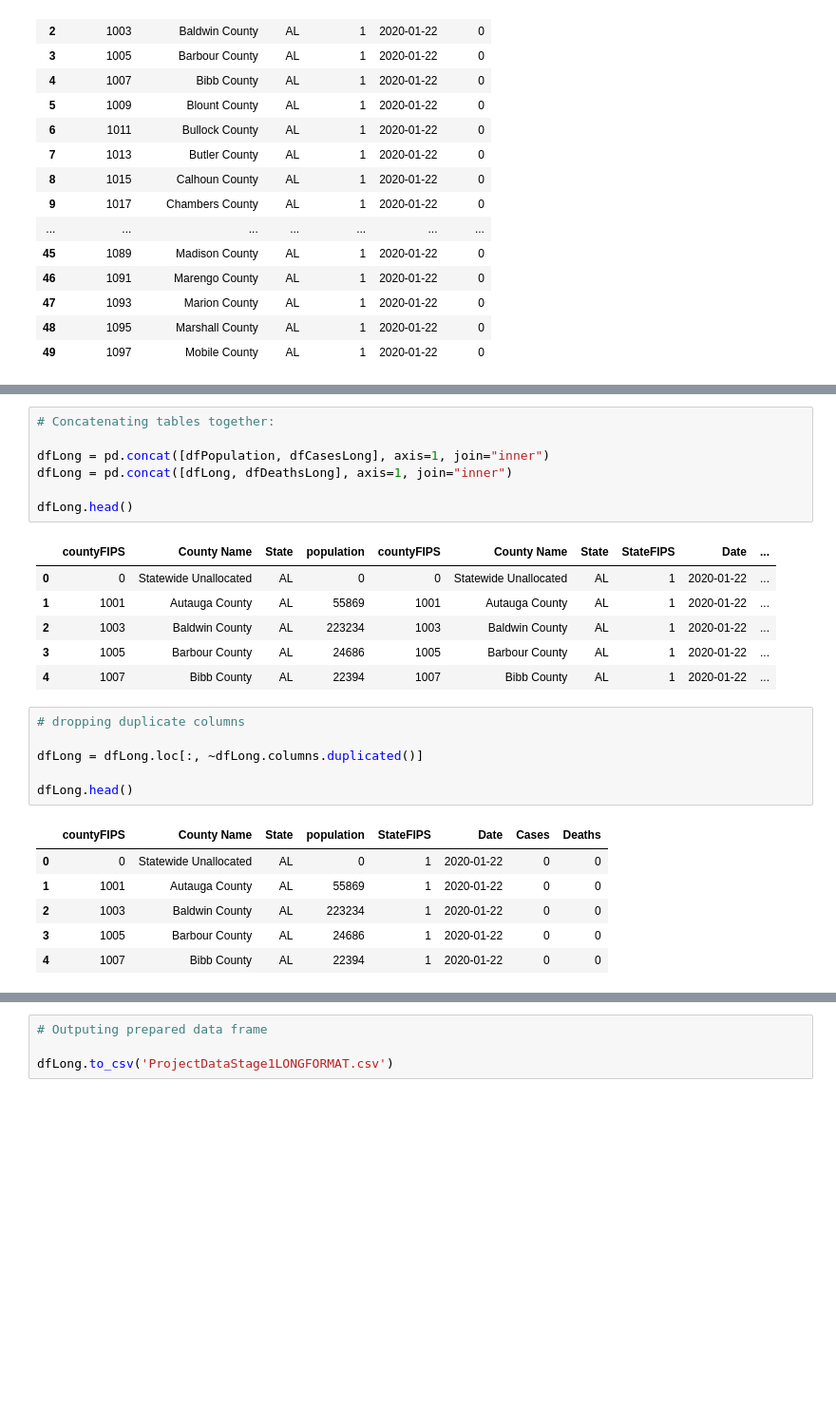
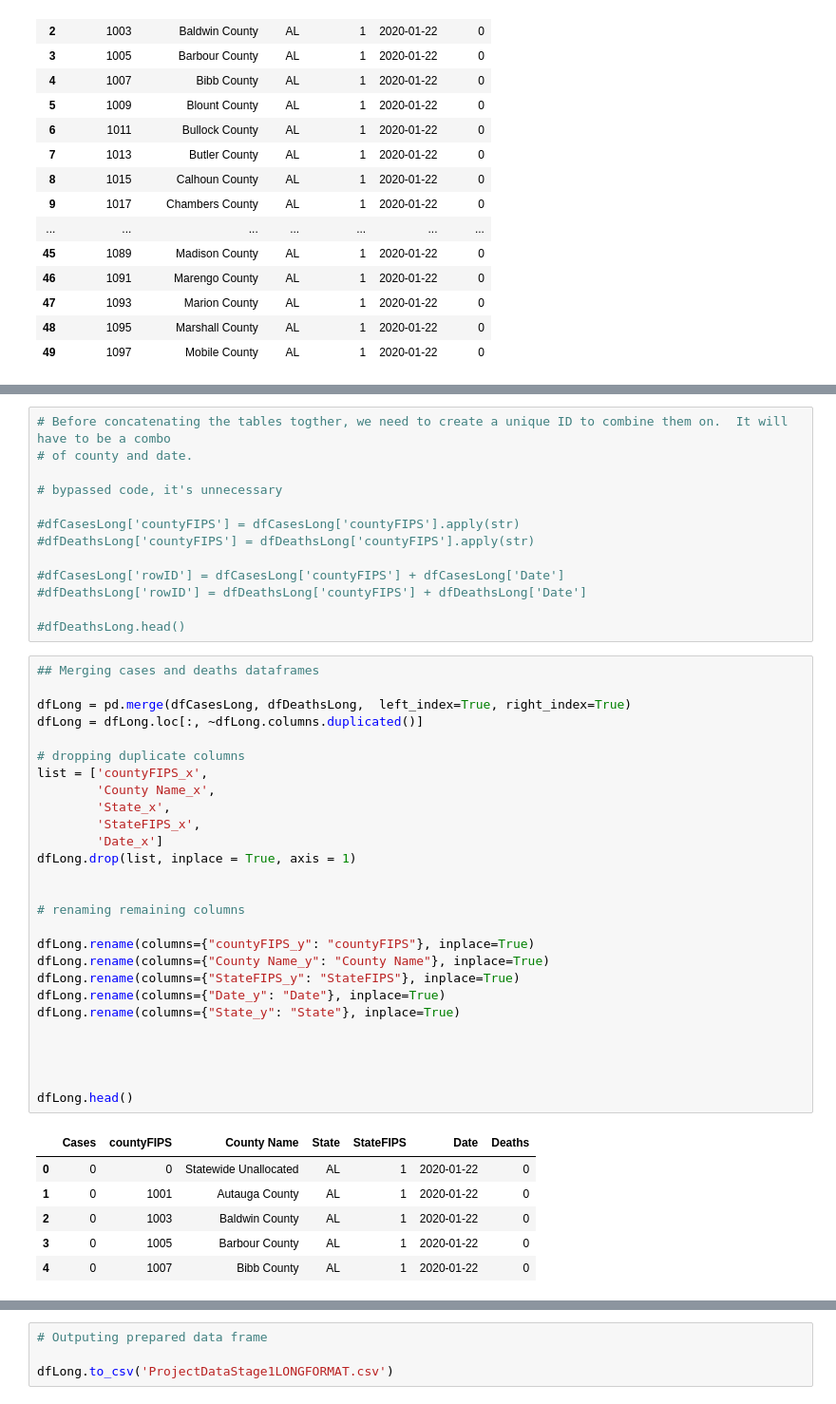
Before and after one commit to mawuliagboklu/DS-Group-, a Jupyter notebook: Stage1-Group7-Task2.ipynb, the cells around one changed output, grey strips where cells are left out. Shown at 95% size. Drawn from its saved outputs; the diff is of its cells as text; blank space fills up the shorter version.

Commit message:
Update Stage1-Group7-Task2.ipynb
This file contains the code to combine the COVID data files (task 2)

```diff
--- a/Stage1-Group7-Task2.ipynb
+++ b/Stage1-Group7-Task2.ipynb
@@ -224,28 +224,48 @@ dfDeathsLong.head(100)
 # %%
-# Concatenating tables together:
+# Before concatenating the tables togther, we need to create a unique ID to combine them on.  It will have to be a combo
+# of county and date.
 
-dfLong = pd.concat([dfPopulation, dfCasesLong], axis=1, join="inner")
-dfLong = pd.concat([dfLong, dfDeathsLong], axis=1, join="inner")
+# bypassed code, it's unnecessary
 
-dfLong.head()
+#dfCasesLong['countyFIPS'] = dfCasesLong['countyFIPS'].apply(str)
+#dfDeathsLong['countyFIPS'] = dfDeathsLong['countyFIPS'].apply(str)
+
+#dfCasesLong['rowID'] = dfCasesLong['countyFIPS'] + dfCasesLong['Date']
+#dfDeathsLong['rowID'] = dfDeathsLong['countyFIPS'] + dfDeathsLong['Date']
+
+#dfDeathsLong.head()
-# %% [output]
-|  | countyFIPS | County Name | State | population | countyFIPS | County Name | State | StateFIPS | Date | ... |
-| 0 | 0 | Statewide Unallocated | AL | 0 | 0 | Statewide Unallocated | AL | 1 | 2020-01-22 | ... |
-| 1 | 1001 | Autauga County | AL | 55869 | 1001 | Autauga County | AL | 1 | 2020-01-22 | ... |
-| 2 | 1003 | Baldwin County | AL | 223234 | 1003 | Baldwin County | AL | 1 | 2020-01-22 | ... |
-| 3 | 1005 | Barbour County | AL | 24686 | 1005 | Barbour County | AL | 1 | 2020-01-22 | ... |
-| 4 | 1007 | Bibb County | AL | 22394 | 1007 | Bibb County | AL | 1 | 2020-01-22 | ... |
-# %%
-# dropping duplicate columns
-
-dfLong = dfLong.loc[:, ~dfLong.columns.duplicated()]
-
-dfLong.head()
-# %% [output]
-|  | countyFIPS | County Name | State | population | StateFIPS | Date | Cases | Deaths |
-| 0 | 0 | Statewide Unallocated | AL | 0 | 1 | 2020-01-22 | 0 | 0 |
-| 1 | 1001 | Autauga County | AL | 55869 | 1 | 2020-01-22 | 0 | 0 |
-| 2 | 1003 | Baldwin County | AL | 223234 | 1 | 2020-01-22 | 0 | 0 |
-| 3 | 1005 | Barbour County | AL | 24686 | 1 | 2020-01-22 | 0 | 0 |
-| 4 | 1007 | Bibb County | AL | 22394 | 1 | 2020-01-22 | 0 | 0 |
+# %%
+## Merging cases and deaths dataframes
+
+dfLong = pd.merge(dfCasesLong, dfDeathsLong,  left_index=True, right_index=True)
+dfLong = dfLong.loc[:, ~dfLong.columns.duplicated()]
+
+# dropping duplicate columns
+list = ['countyFIPS_x',
+        'County Name_x',
+        'State_x',
+        'StateFIPS_x',
+        'Date_x']
+dfLong.drop(list, inplace = True, axis = 1)
+
+
+# renaming remaining columns
+
+dfLong.rename(columns={"countyFIPS_y": "countyFIPS"}, inplace=True)
+dfLong.rename(columns={"County Name_y": "County Name"}, inplace=True)
+dfLong.rename(columns={"StateFIPS_y": "StateFIPS"}, inplace=True)
+dfLong.rename(columns={"Date_y": "Date"}, inplace=True)
+dfLong.rename(columns={"State_y": "State"}, inplace=True)
+
+
+
+
+dfLong.head()
+# %% [output]
+|  | Cases | countyFIPS | County Name | State | StateFIPS | Date | Deaths |
+| 0 | 0 | 0 | Statewide Unallocated | AL | 1 | 2020-01-22 | 0 |
+| 1 | 0 | 1001 | Autauga County | AL | 1 | 2020-01-22 | 0 |
+| 2 | 0 | 1003 | Baldwin County | AL | 1 | 2020-01-22 | 0 |
+| 3 | 0 | 1005 | Barbour County | AL | 1 | 2020-01-22 | 0 |
+| 4 | 0 | 1007 | Bibb County | AL | 1 | 2020-01-22 | 0 |
 # %%
```
Also changed, not shown: parts of 4 cells of this notebook.
